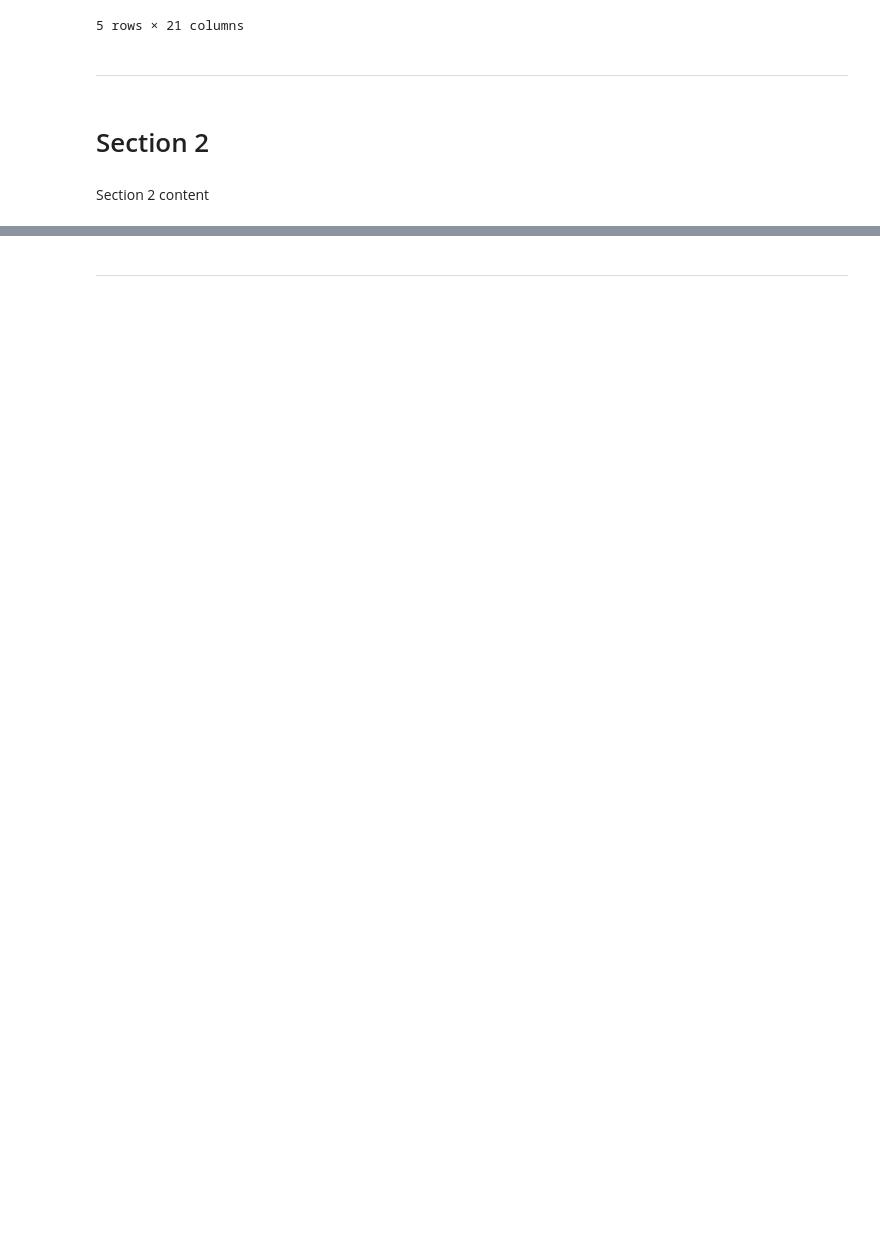
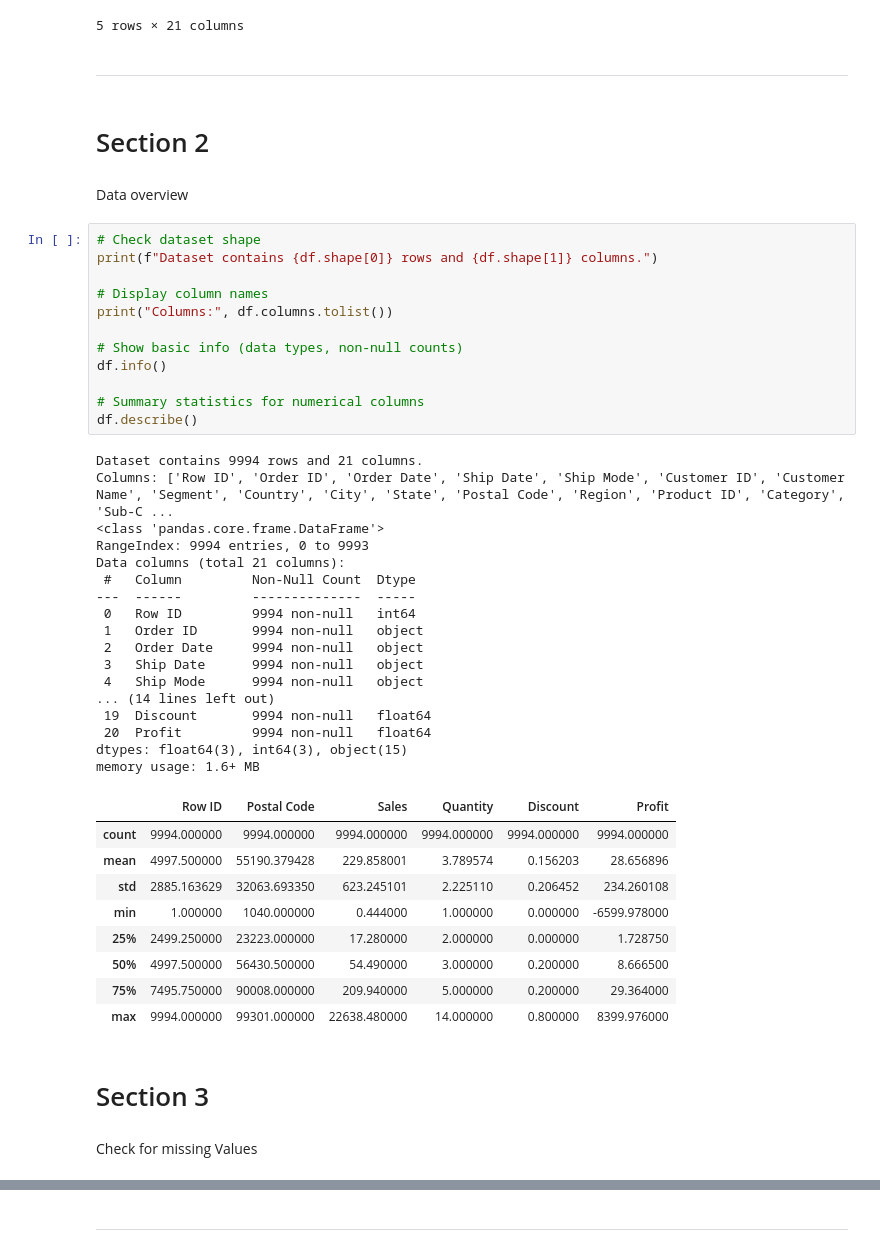
Before and after one commit to conormcdevitt/SuperstoreSales, a Jupyter notebook: jupyter_notebooks/1_EDA.ipynb, the cells around one changed output, grey strips where cells are left out. Cells and saved outputs as stored; diff of their text form; blank space fills up the shorter version.

```diff
--- a/jupyter_notebooks/1_EDA.ipynb
+++ b/jupyter_notebooks/1_EDA.ipynb
@@ -66,5 +66,48 @@ df.head()
 ---
 # %% [markdown]
 # Section 2
-# %% [markdown]
-Section 2 content
+# %% [markdown]
+Data overview
+# %%
+# Check dataset shape
+print(f"Dataset contains {df.shape[0]} rows and {df.shape[1]} columns.")
+
+# Display column names
+print("Columns:", df.columns.tolist())
+
+# Show basic info (data types, non-null counts)
+df.info()
+
+# Summary statistics for numerical columns
+df.describe()
+# %% [output]
+Dataset contains 9994 rows and 21 columns.
+Columns: ['Row ID', 'Order ID', 'Order Date', 'Ship Date', 'Ship Mode', 'Customer ID', 'Customer Name', 'Segment', 'Country', 'City', 'State', 'Postal Code', 'Region', 'Product ID', 'Category', 'Sub-C ...
+<class 'pandas.core.frame.DataFrame'>
+RangeIndex: 9994 entries, 0 to 9993
+Data columns (total 21 columns):
+ #   Column         Non-Null Count  Dtype
+---  ------         --------------  -----
+ 0   Row ID         9994 non-null   int64
+ 1   Order ID       9994 non-null   object
+ 2   Order Date     9994 non-null   object
+ 3   Ship Date      9994 non-null   object
+ 4   Ship Mode      9994 non-null   object
+... (14 lines left out)
+ 19  Discount       9994 non-null   float64
+ 20  Profit         9994 non-null   float64
+dtypes: float64(3), int64(3), object(15)
+memory usage: 1.6+ MB
+|  | Row ID | Postal Code | Sales | Quantity | Discount | Profit |
+| count | 9994.000000 | 9994.000000 | 9994.000000 | 9994.000000 | 9994.000000 | 9994.000000 |
+| mean | 4997.500000 | 55190.379428 | 229.858001 | 3.789574 | 0.156203 | 28.656896 |
+| std | 2885.163629 | 32063.693350 | 623.245101 | 2.225110 | 0.206452 | 234.260108 |
+| min | 1.000000 | 1040.000000 | 0.444000 | 1.000000 | 0.000000 | -6599.978000 |
+| 25% | 2499.250000 | 23223.000000 | 17.280000 | 2.000000 | 0.000000 | 1.728750 |
+| 50% | 4997.500000 | 56430.500000 | 54.490000 | 3.000000 | 0.200000 | 8.666500 |
+| 75% | 7495.750000 | 90008.000000 | 209.940000 | 5.000000 | 0.200000 | 29.364000 |
+| max | 9994.000000 | 99301.000000 | 22638.480000 | 14.000000 | 0.800000 | 8399.976000 |
+# %% [markdown]
+# Section 3
+# %% [markdown]
+Check for missing Values
```
Also changed, not shown: parts of 12 cells of this notebook.
